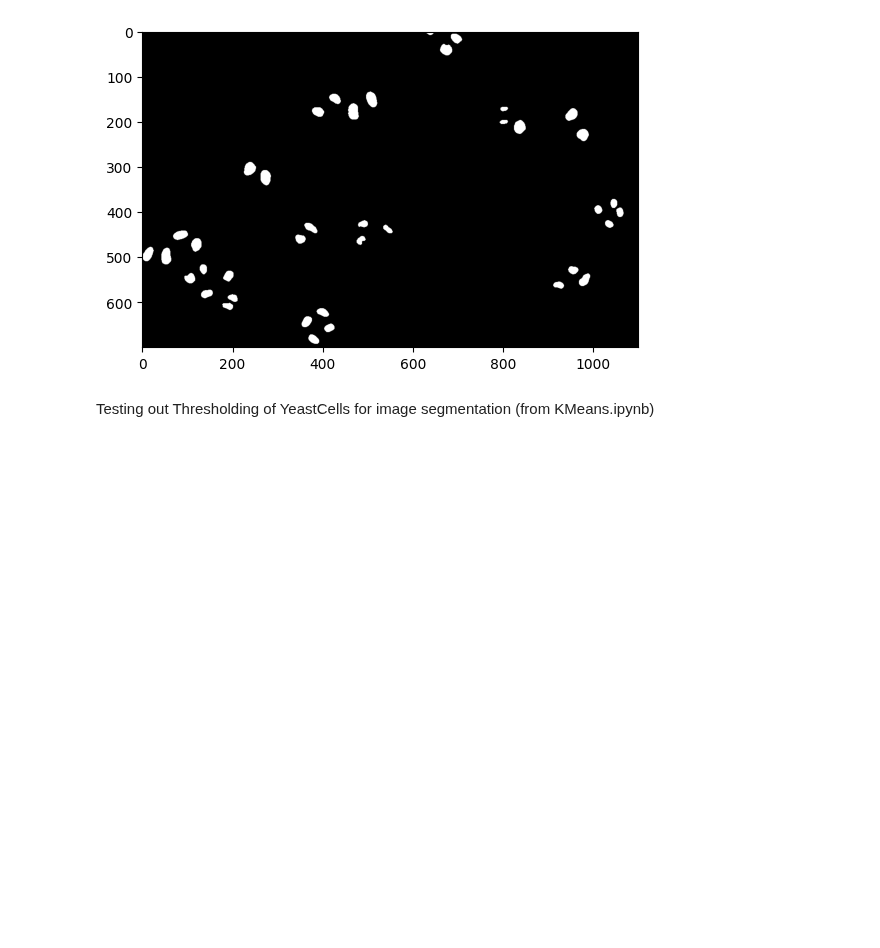
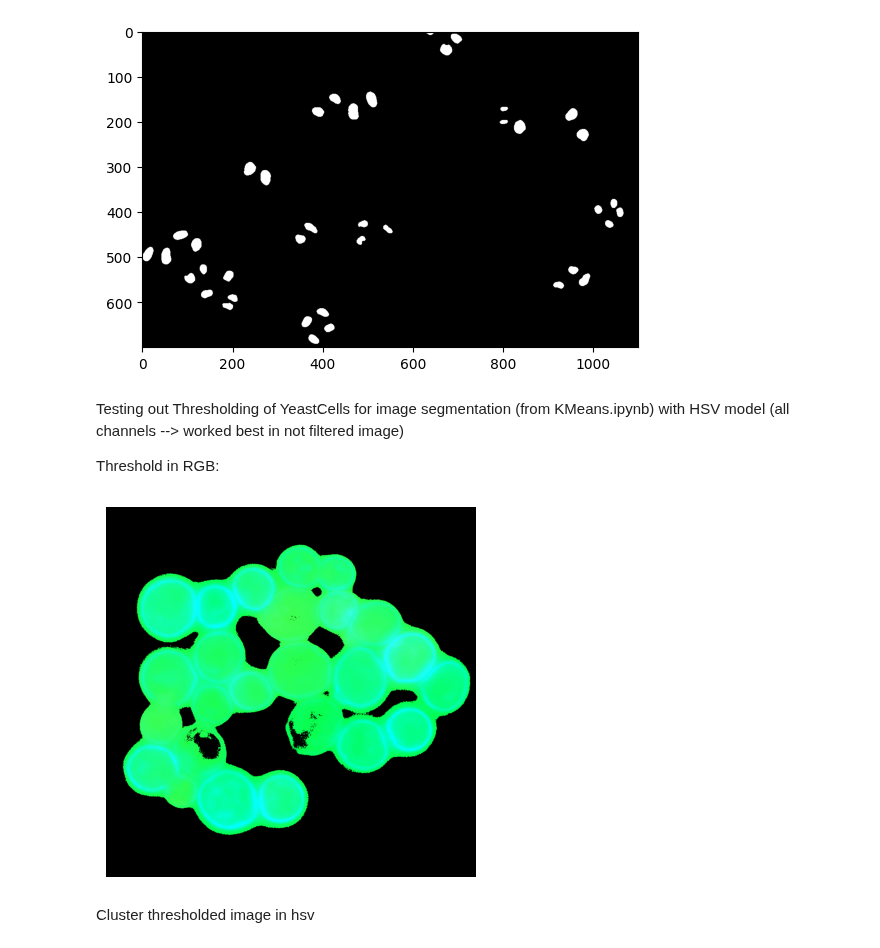
Before and after one commit to BiomedicalImageAnalysis2025/topic01_team04, a Jupyter notebook: Code/FilterEvaluation.ipynb, the cells around one changed output. Cells and saved outputs as stored; diff of their text form; code cells hidden in the pictures; blank space fills up the shorter version.

Commit message:
Applied thresholding for HSV_Yeast cells --> better seg?

```diff
--- a/Code/FilterEvaluation.ipynb
+++ b/Code/FilterEvaluation.ipynb
@@ -133,5 +42,38 @@ plt.imshow(clustered_gray_t13_median, cmap='gray')
 #save_image_universal(clustered_gray_t13_bilateral, 'Images/Segmented_Images/t13_for_filterevaluation/clustered_gray_t13_bilateral_norm.png', space='gray')
 #save_image_universal(clustered_gray_t13_gauß, 'Images/Segmented_Images/t13_for_filterevaluation/clustered_gray_t13_gauß_norm.png', space='gray')
 #save_image_universal(clustered_gray_t13_median, 'Images/Segmented_Images/t13_for_filterevaluation/clustered_gray_t13_median(5)_norm.png', space='gray')
-# %% [markdown]
-Testing out Thresholding of YeastCells for image segmentation (from KMeans.ipynb)
+# %% [markdown]
+Testing out Thresholding of YeastCells for image segmentation (from KMeans.ipynb) with HSV model (all channels --> worked best in not filtered image)
+
+Threshold in RGB:
+# %%
+RGB_YeastCells = np.copy(plt.imread('Original_Images/Clustering/Data/Yeast_Cells.jpg'))
+# Schwellenwert festlegen (z.B. 0.2 für normierte Bilder, sonst 50 für 8-bit)
+threshold = 0.28 if RGB_YeastCells.max() <= 1.0 else 70
+
+# Maske: Alle drei Kanäle unter dem Schwellenwert
+mask = np.all(RGB_YeastCells < threshold, axis=2)
+
+# Setze die RGB-Werte auf 0, wo die Maske True ist
+RGB_YeastCells[mask] = 0
+
+#Normalize data
+RGB_YeastCells = np.copy(RGB_YeastCells.astype(float))
+RGB_YeastCells = (RGB_YeastCells - RGB_YeastCells.min()) / (RGB_YeastCells.max() - RGB_YeastCells.min())
+
+#Drop alpha channel if present
+if RGB_YeastCells.ndim == 3 and RGB_YeastCells.shape[2] == 4:
+    RGB_YeastCells = RGB_YeastCells[..., :3]
+else:
+    RGB_YeastCells = RGB_YeastCells
+
+HSV_threshold_YeastCells = colors.rgb_to_hsv(RGB_YeastCells)
+
+# Bild anzeigen
+plt.imshow(HSV_threshold_YeastCells)
+plt.axis('off')
+plt.show()
+# %% [output]
+[figure, added]
+# %% [markdown]
+Cluster thresholded image in hsv
```
Also changed, not shown: parts of 10 cells of this notebook, 1 other file.
